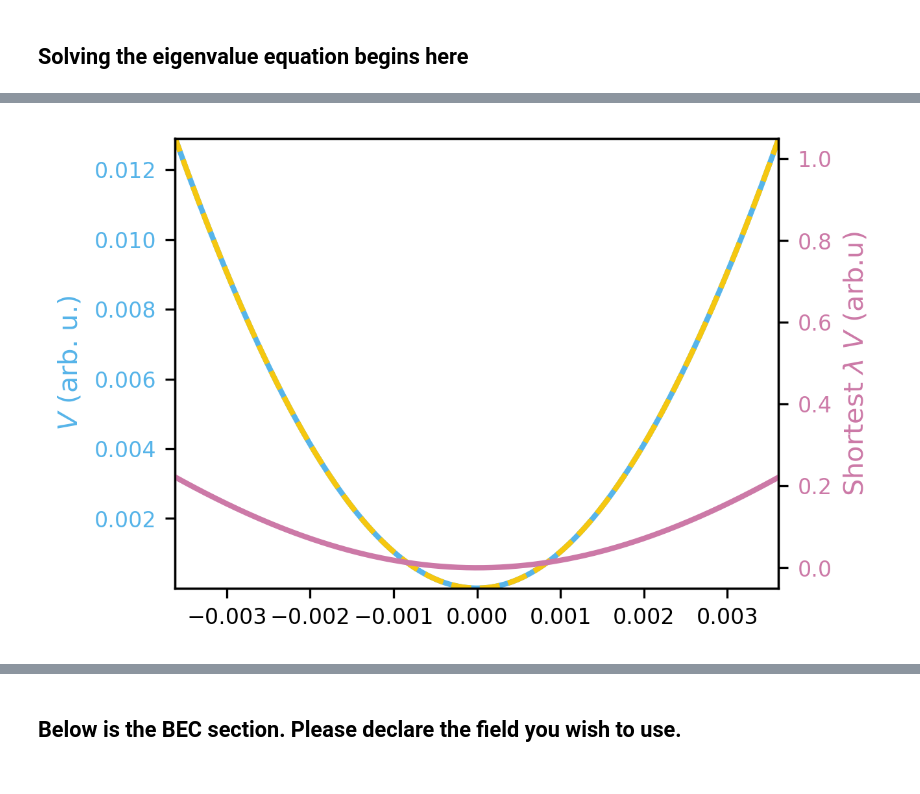
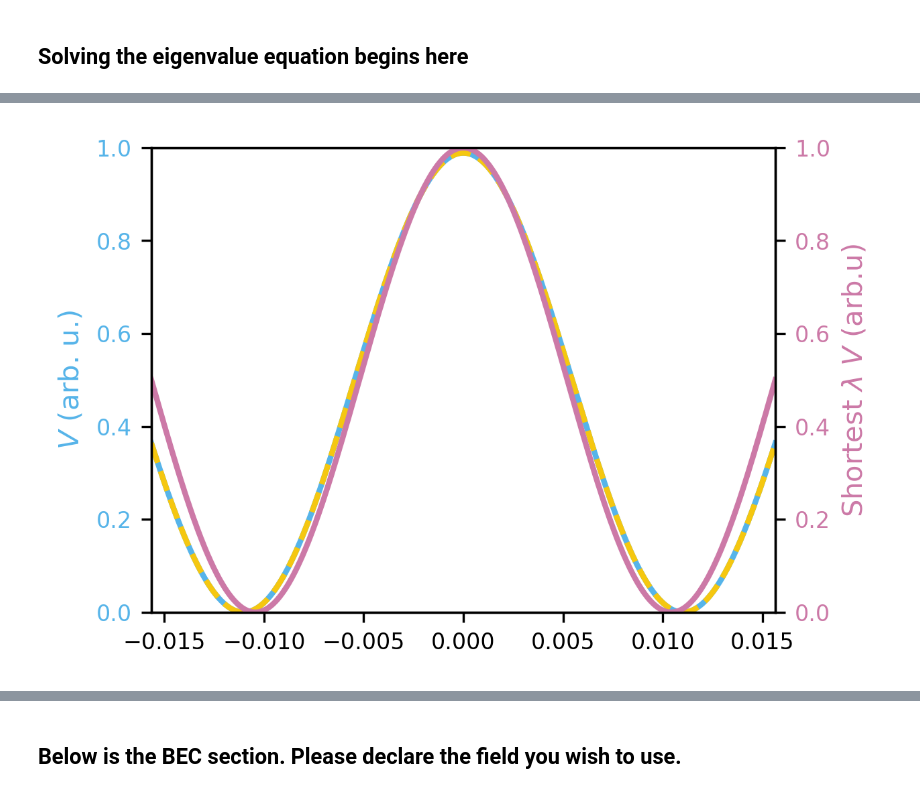
Before and after one commit to dustindberg/GPE, a Jupyter notebook: BEC_TwoFieldExample.ipynb, the cells around one changed output, grey strips where cells are left out. Drawn from its saved outputs; the diff is of its cells as text; code cells hidden in the pictures.

```diff
--- a/BEC_TwoFieldExample.ipynb
+++ b/BEC_TwoFieldExample.ipynb
@@ -347,7 +355,7 @@ dim_α1, dim_α1_order = get_alpha(λ_control[0])
 dim_α2, dim_α2_order = get_alpha(λ_control[1])
 α1 = gpe.dimless_energy(dim_α1, dim_α1_order, units='J')
 α2 = gpe.dimless_energy(dim_α2, dim_α2_order, units='J')
-α2_order = order(α2)
+α2_order = order(np.abs(α2))
 α1 *= 10 ** (-α2_order)
 α2 *= 10 ** (-α2_order)
 #α_order_diff = α1_order - α2_order
@@ -364,7 +372,7 @@ E3 = np.cos(k[1]*x)
 f3 = np.cos(k[1]*x_full)
 
 # create the quadratic form matrix
-S = -1 * np.array([[α1*simps(E0*E0, dx=dx), α1*simps(E0*E1, dx=dx),
+S = 0.5 * np.array([[α1*simps(E0*E0, dx=dx), α1*simps(E0*E1, dx=dx),
                         0.5*(α1 + α2)*simps(E0*E2, dx=dx), 0.5*(α1 + α2)*simps(E0*E3, dx=dx)],
                    [α1*simps(E1*E0, dx=dx), α1*simps(E1*E1, dx=dx),
                         0.5*(α1 + α2)*simps(E1*E2, dx=dx), 0.5*(α1 + α2)*simps(E1*E3, dx=dx)],
@@ -407,7 +415,7 @@ a2a4 = a4a2 = 0.5 * (α1 + α2) * ((np.sin(m * xf) / (2 * m) + np.sin(p * xf) /
 a1a4 = a4a1 = 0
 a2a3 = a3a2 = 0
 
-Ss = -1 * np.array([[a1a1, a1a2, a1a3, a1a4],
+Ss = 0.5 * np.array([[a1a1, a1a2, a1a3, a1a4],
                [a2a1, a2a2, a2a3, a2a4],
                [a3a1, a3a2, a3a3, a3a4],
                [a4a1, a4a2, a4a3, a4a4]])
@@ -536,10 +602,10 @@ for _ in range(n*2):
 
 eval = 2
 winner_amps = vecss[:, eval]
-eig_winner = np.array(-α1 * (winner_amps[0] * E0 + winner_amps[1] * E1) ** 2 - α2 * (winner_amps[2] * E2 + winner_amps[3] * E3) ** 2
-                      - (α1 + α2) * (winner_amps[0] * E0 + winner_amps[1] * E1) * (winner_amps[2] * E2 + winner_amps[3] * E3))
-winner_zoom = np.array(-α1 * (winner_amps[0] * f0 + winner_amps[1] * f1) ** 2 - α2 * (winner_amps[2] * f2 + winner_amps[3] * f3) ** 2
-                       - (α1 + α2) * (winner_amps[0] * f0 + winner_amps[1] * f1) * (winner_amps[2] * f2 + winner_amps[3] * f3))
+eig_winner = -0.5 * np.array(α1 * (winner_amps[0] * E0 + winner_amps[1] * E1) ** 2 + α2 * (winner_amps[2] * E2 + winner_amps[3] * E3) ** 2
+                      + (α1 + α2) * (winner_amps[0] * E0 + winner_amps[1] * E1) * (winner_amps[2] * E2 + winner_amps[3] * E3))
+winner_zoom = -0.5 * np.array(α1 * (winner_amps[0] * f0 + winner_amps[1] * f1) ** 2 + α2 * (winner_amps[2] * f2 + winner_amps[3] * f3) ** 2
+                       + (α1 + α2) * (winner_amps[0] * f0 + winner_amps[1] * f1) * (winner_amps[2] * f2 + winner_amps[3] * f3))
 
 winner_combined_amps = np.array([Phi_combine_amps(winner_amps[_+1], winner_amps[_]) for _ in np.arange(0, len(eig_vector), 2)])
 winner_combined_phases = np.array([Phi_combine_phases(winner_amps[_+1], winner_amps[_]) for _ in np.arange(0, len(eig_vector), 2)])
@@ -579,22 +626,35 @@ plt.show()
 # %%
+st1 = -0.5 * (α1 * indv_fields[0] ** 2 + α2 * indv_fields[1] ** 2 + (α1 + α2) * indv_fields[0] * indv_fields[1])
+st2 = winner_zoom.copy()
+
+st1 -= min(st1)
+st1 /= max(st1)
+st2 -= min(st2)
+st2 /= max(st2)
+
+st3 = Phi(x_full, max(k), phase=np.pi/2) ** 2
+
+
 fig = plt.figure()
 ax1 = fig.add_subplot(111)
-ax1.plot(x_full, -α1 * indv_fields[0] ** 2 - α2 * indv_fields[1] ** 2 - (α1 + α2) * indv_fields[0] * indv_fields[1], color=color1)
-ax1.plot(x_full, winner_zoom, color=color4, linestyle='--')
-ax1.set_xlim(x[0], x[-1])
+
+ax1.plot(x_full, st1, color=c1)
+ax1.plot(x_full, st2, color=c4, linestyle='--')
+ax1.set_xlim(1.5*gpe.dimless_x([-0.25*λ_min, 0.25*λ_min], -9))
 
 ax2 = ax1.twinx()
 
-ax2.plot(x_full, largest_freq_pulsez ** 2, color=color2)
+ax2.plot(x_full, st3, color=c2)
 
-ax1.set_ylim(min(eig_winner), max(eig_winner))
-ax1.set_ylabel('$V$ (arb. u.)', color=color1)
-ax1.tick_params(axis='y', labelcolor=color1)
-ax2.set_ylabel('Shortest $\lambda$ $V$ (arb.u)', color=color2)
-ax2.tick_params(axis='y', labelcolor=color2)
+ax1.set_ylim(0, 1)
+ax2.set_ylim(0, 1)
+ax1.set_ylabel('$V$ (arb. u.)', color=c1)
+ax1.tick_params(axis='y', labelcolor=c1)
+ax2.set_ylabel('Shortest $\lambda$ $V$ (arb.u)', color=c2)
+ax2.tick_params(axis='y', labelcolor=c2)
 
 plt.show()
 # %% [output]
-[figure, old version]
+[figure, new version]
 # %%
 # Visual Assesment Modifier
```
Also changed, not shown: parts of 32 cells of this notebook, 1 other file.
